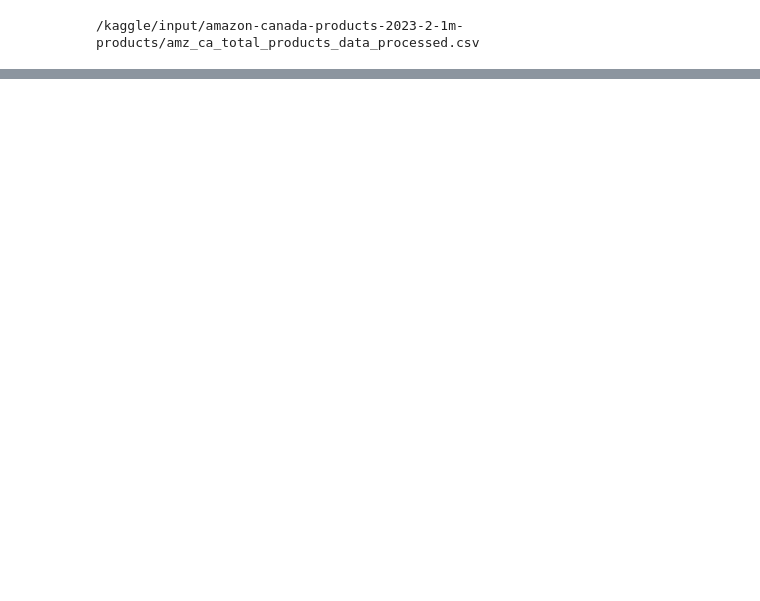
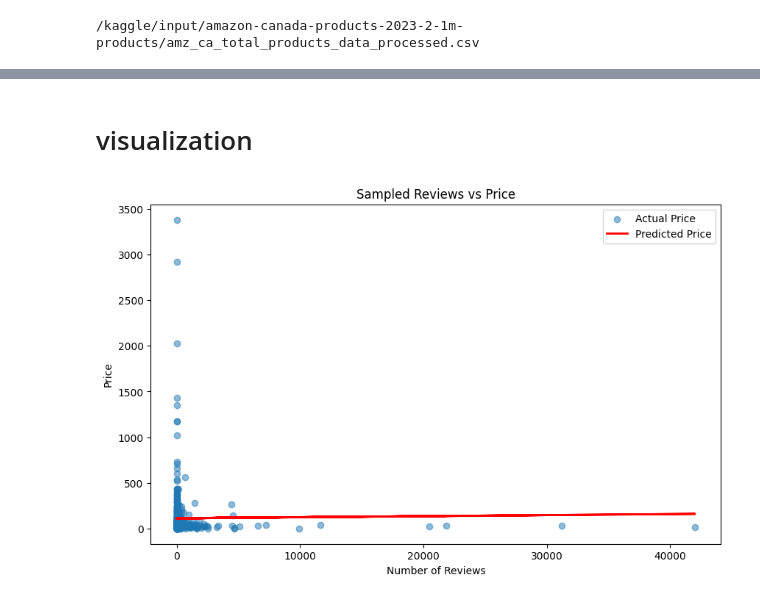
Before and after one commit to momova97/ALY6110, a Jupyter notebook: aly6110.ipynb, the cells around one changed output, grey strips where cells are left out. Drawn from its saved outputs; the diff is of its cells as text; code cells hidden in the pictures; blank space fills up the shorter version.

```diff
--- a/aly6110.ipynb
+++ b/aly6110.ipynb
@@ -24,0 +138,25 @@ hello world
+# %%
+from pyspark.ml.feature import VectorAssembler
+from pyspark.ml.regression import LinearRegression
+from pyspark.ml.evaluation import RegressionEvaluator
+
+df_cleaned = df_cleaned.filter(~(isnan(col("price")) | col("price").isNull()))
+
+# Assemble features with handling invalid (null) values by skipping them
+assembler = VectorAssembler(inputCols=["stars", "reviews"], outputCol="features", handleInvalid="skip")
+df_features = assembler.transform(df_cleaned)
+# Split the data into training and test sets
+train_data, test_data = df_features.randomSplit([0.7, 0.3])
+train_data = train_data.filter(~isnan(col('price')) & ~col('price').isNull())
+test_data = test_data.filter(~isnan(col('price')) & ~col('price').isNull())
+# Train the model
+lr = LinearRegression(featuresCol='features', labelCol='price')
+lr_model = lr.fit(train_data)
+
+# Make predictions
+predictions = lr_model.transform(test_data)
+
+# Evaluate the model
+evaluator = RegressionEvaluator(labelCol="price", predictionCol="prediction", metricName="rmse")
+rmse = evaluator.evaluate(predictions)
+print("Root Mean Squared Error (RMSE) on test data =", rmse)
@@ -24,0 +169,23 @@ hello world
+# %% [markdown]
+# visualization
+# %%
+import pandas as pd
+import matplotlib.pyplot as plt
+
+# Sample 0.1% of the data randomly without replacement
+sampled_predictions = predictions.sample(False, 0.001)
+
+# Convert to Pandas DataFrame
+result_pdf = sampled_predictions.select("reviews", "price", "prediction").toPandas()
+
+# Plotting
+plt.figure(figsize=(10, 6))
+plt.scatter(result_pdf['reviews'], result_pdf['price'], alpha=0.5, label='Actual Price')
+plt.plot(result_pdf['reviews'], result_pdf['prediction'], color='red', linewidth=2, label='Predicted Price')
+plt.xlabel('Number of Reviews')
+plt.ylabel('Price')
+plt.title('Sampled Reviews vs Price')
+plt.legend()
+plt.show()
+# %% [output]
+[figure, added]
```
Also changed, not shown: parts of 14 cells of this notebook.
